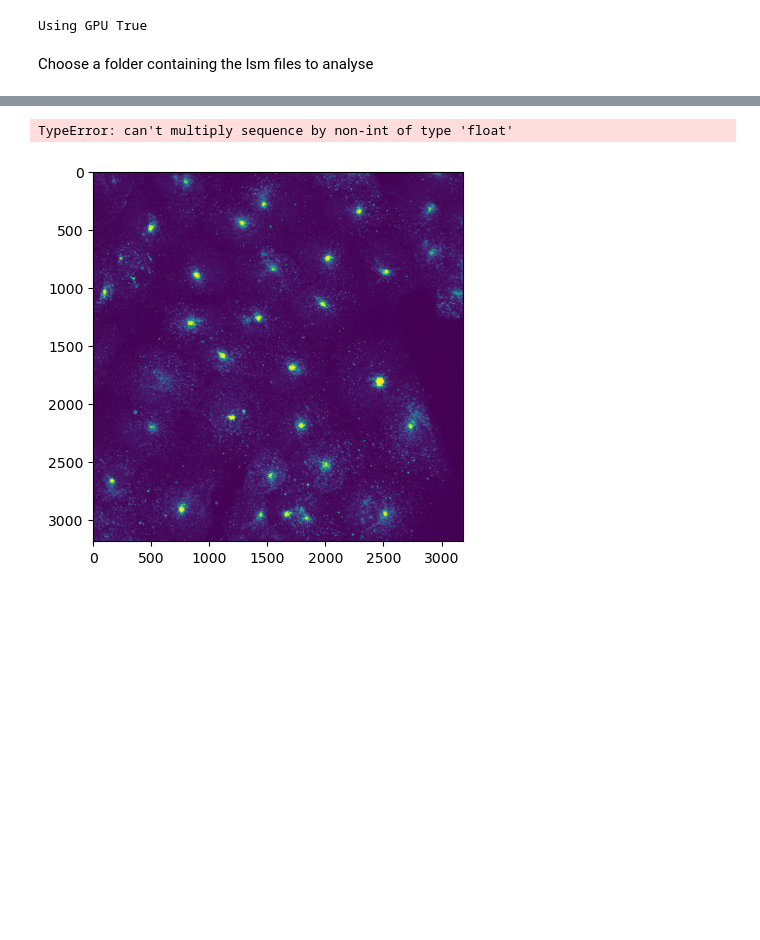
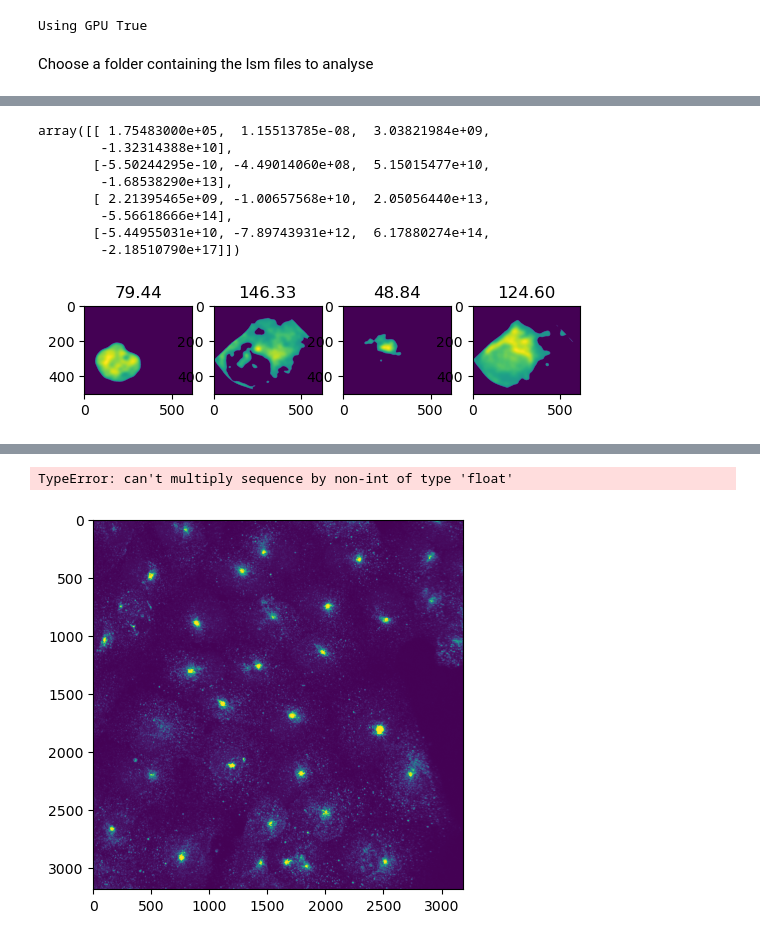
Before and after one commit to jboulanger/sganalysis, a Jupyter notebook: Untitled-2.ipynb, the cells around one changed output, grey strips where cells are left out. Drawn from its saved outputs; the diff is of its cells as text; code cells hidden in the pictures; blank space fills up the shorter version.

```diff
--- a/Untitled-2.ipynb
+++ b/Untitled-2.ipynb
@@ -181,0 +196,49 @@ visualize(filelist['Filename'][0], roi, df)
+# %%
+from scipy.ndimage import minimum_filter, maximum_filter, gaussian_filter
+def spatial_spread(prop, image):
+    """Spread as the trace of the moment matrix in a region"""
+    y,x = np.meshgrid(
+        np.arange(prop.bbox[0],prop.bbox[2]),
+        np.arange(prop.bbox[1],prop.bbox[3]),indexing='ij')
+    image = image[:,prop.bbox[0]:prop.bbox[2], prop.bbox[1]:prop.bbox[3]]
+    L = []
+    #fig,ax= plt.subplots(1,4)
+    for weight in image:
+        w = weight *(weight>(weight.mean() + 3*weight.std())) * prop.image
+        #w = weight * prop.image
+        #a.imshow(w)
+        if (w.max()-w.min()) > 0 :
+            w = (w - w.min()) / (w.max() - w.min())
+        else:
+            w = prop.image
+        sw = np.sum(w)
+        if sw < 1e-9:
+            return 0.0
+        sx = np.sum(w * x) / sw
+        sy = np.sum(w * y) / sw
+        sxx = np.sum(w * np.square(x-sx)) / sw
+        syy = np.sum(w * np.square(y-sy)) / sw
+        #sxy = np.sum(w * (x-sx) * (y-sy)) / sw
+        L.append(np.sqrt(sxx + syy))
+        #a.set_title(f'{np.sqrt(sxx + syy):.2f}')
+    return L
+
+def tophat(x,s):
+    return gaussian_filter(x,s)# - maximum_filter(minimum_filter(x,s),s), s/5)
+
+signal = np.stack([gaussian_filter(ch, 10) for ch in img])
+
+s = np.array([spatial_spread(x, signal) for x in roi ])
+# %%
+spatial_spread(roi[-1], signal)
+roi[-1].moments_central
+# %% [output]
+array([[ 1.75483000e+05,  1.15513785e-08,  3.03821984e+09,
+        -1.32314388e+10],
+       [-5.50244295e-10, -4.49014060e+08,  5.15015477e+10,
+        -1.68538290e+13],
+       [ 2.21395465e+09, -1.00657568e+10,  2.05056440e+13,
+        -5.56618666e+14],
+       [-5.44955031e+10, -7.89743931e+12,  6.17880274e+14,
+        -2.18510790e+17]])
+[figure, added]
```
Also changed, not shown: parts of 12 cells of this notebook.
